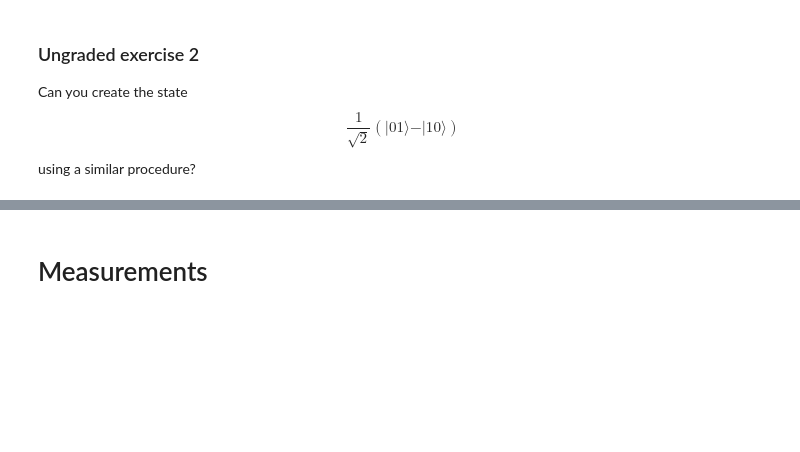
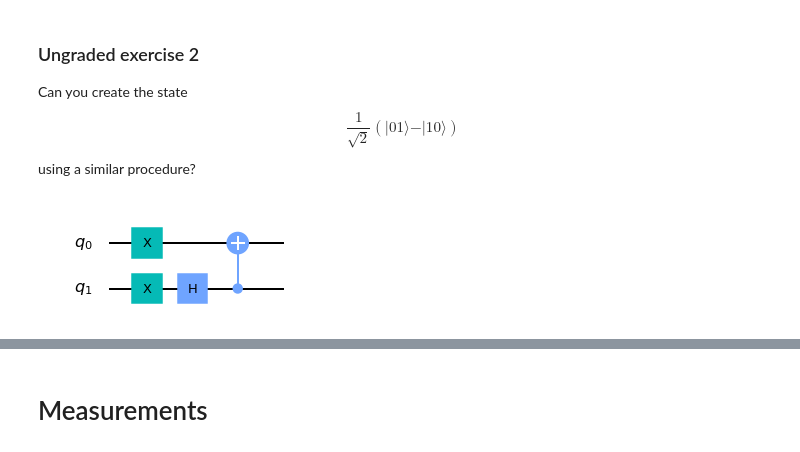
Before and after one commit to mattwright99/IBM_quantum-computing-course, a Jupyter notebook: lab-1/lab-1.ipynb, the cells around one changed output, grey strips where cells are left out. Saved outputs shown, nothing was run; the diff lists cells and outputs as text; code cells hidden in the pictures; blank space fills up the shorter version.

```diff
--- a/lab-1/lab-1.ipynb
+++ b/lab-1/lab-1.ipynb
@@ -182,3 +255,12 @@ Can you create the state $$\frac{1}{\sqrt{2}}\left(\vert01\rangle + \vert10\rang
 ### Ungraded exercise 2
 
 Can you create the state $$\frac{1}{\sqrt{2}}\left(\vert01\rangle - \vert10\rangle\right)$$ using a similar procedure?
+# %%
+circuit = QuantumCircuit(2)
+circuit.x(0)
+circuit.x(1)  # state vector becomes |1,1>
+circuit.h(1)
+circuit.cx(1,0)
+circuit.draw('mpl')
+# %% [output]
+[figure, added]
```
Also changed, not shown: parts of 25 cells of this notebook.
